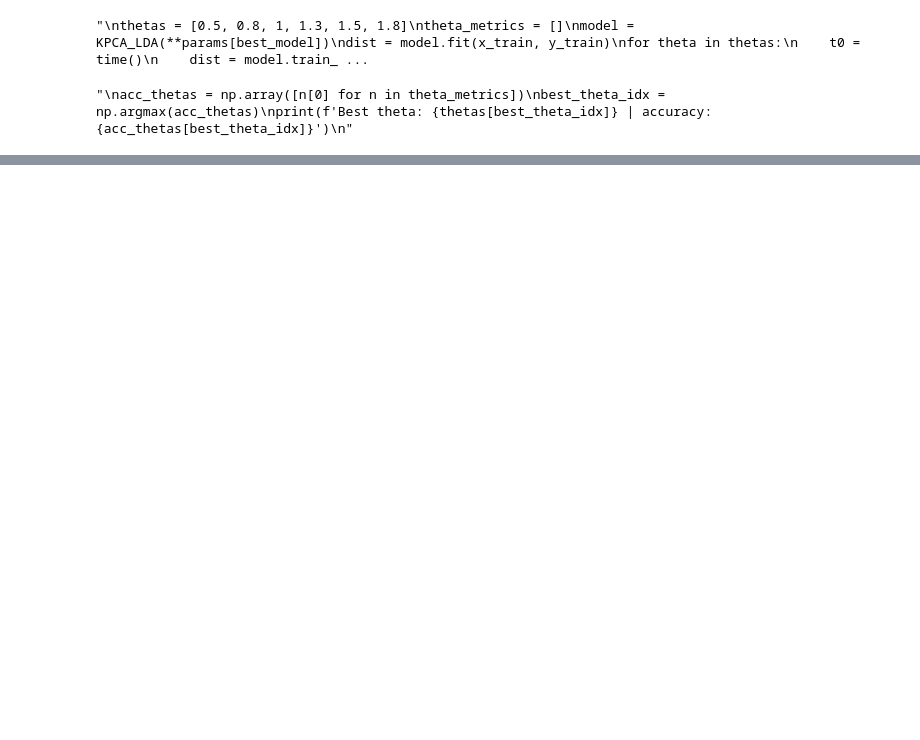
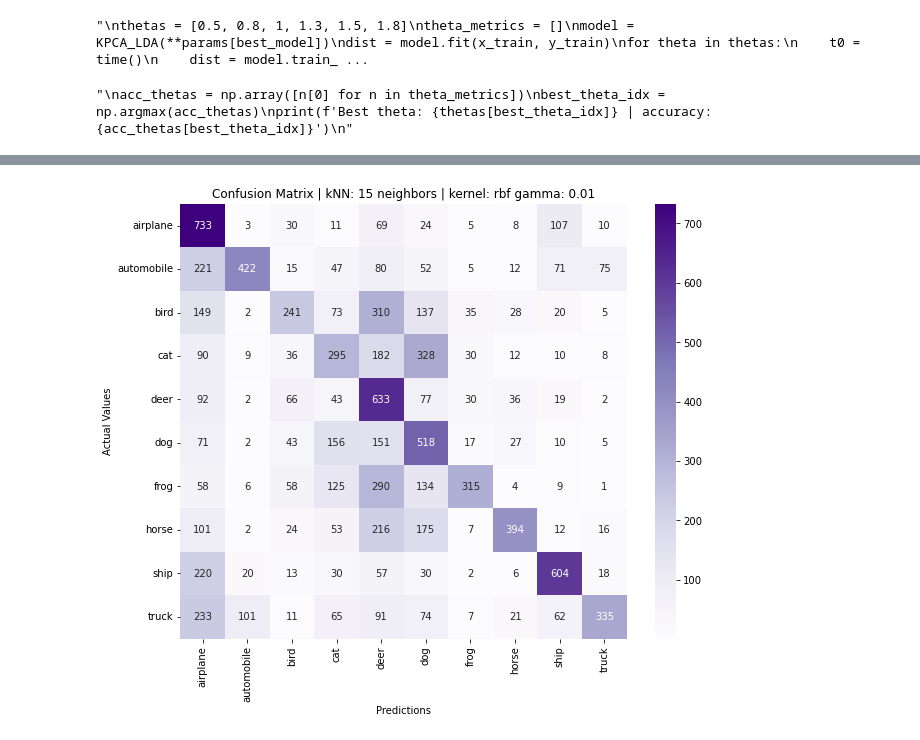
Before and after one commit to EKostinoudis/CI_SL_project, a Jupyter notebook: cifar_kpca_lda.ipynb, the cells around one changed output, grey strips where cells are left out. Saved outputs shown, nothing was run; the diff lists cells and outputs as text; code cells hidden in the pictures; blank space fills up the shorter version.

```diff
--- a/cifar_kpca_lda.ipynb
+++ b/cifar_kpca_lda.ipynb
@@ -182,7 +174,7 @@ create_if_not_exists(save_folder)
 # create the names for the models
 names = []
 for p in params:
-    names.append(["\n".join([f'{key}: {val}' for key, val in p.items()])])
+    names.append("\n".join([f'{key}: {val}' for key, val in p.items()]))
 
 kpca_lda_time = []
 nc_times = []
@@ -327,27 +326,27 @@ metrics_train, nc_train_metrics, metrics, nc_test_metrics
 # %%
 from sklearn.metrics import confusion_matrix
 import seaborn as sns
 import matplotlib.pyplot as plt
 
-label_names = list(range(10))
 best_name = " ".join([f'{key}: {val}' for key, val in (params[best_model]).items()])
 
 pred_knn = knn.predict(dist_test)
 
 # fig = plt.figure(figsize=(15,12))
 fig = plt.figure()
 ax = sns.heatmap(confusion_matrix(y_test, pred_knn), annot=True, cmap='Purples', fmt='g')
 
 ax.set_title(f'Confusion Matrix | kNN: {neighbors[best_n]} neighbors | {best_name}')
 ax.set_xlabel('Predictions')
 ax.set_ylabel('Actual Values')
-# ax.xaxis.set_ticklabels(label_names, rotation=90)
-ax.xaxis.set_ticklabels(label_names, rotation=0)
+ax.xaxis.set_ticklabels(label_names, rotation=90)
 ax.yaxis.set_ticklabels(label_names, rotation=0)
 
 plt.show()
 if SAVE_PLOTS:
     save_plots(fig, 'confusion_matrix_knn', FIG_FOLDER)
+# %% [output]
+[figure, added]
 # %%
 pred_nc = nc.predict(z_test)
 
```
Also changed, not shown: parts of 10 cells of this notebook, 1 other file.
